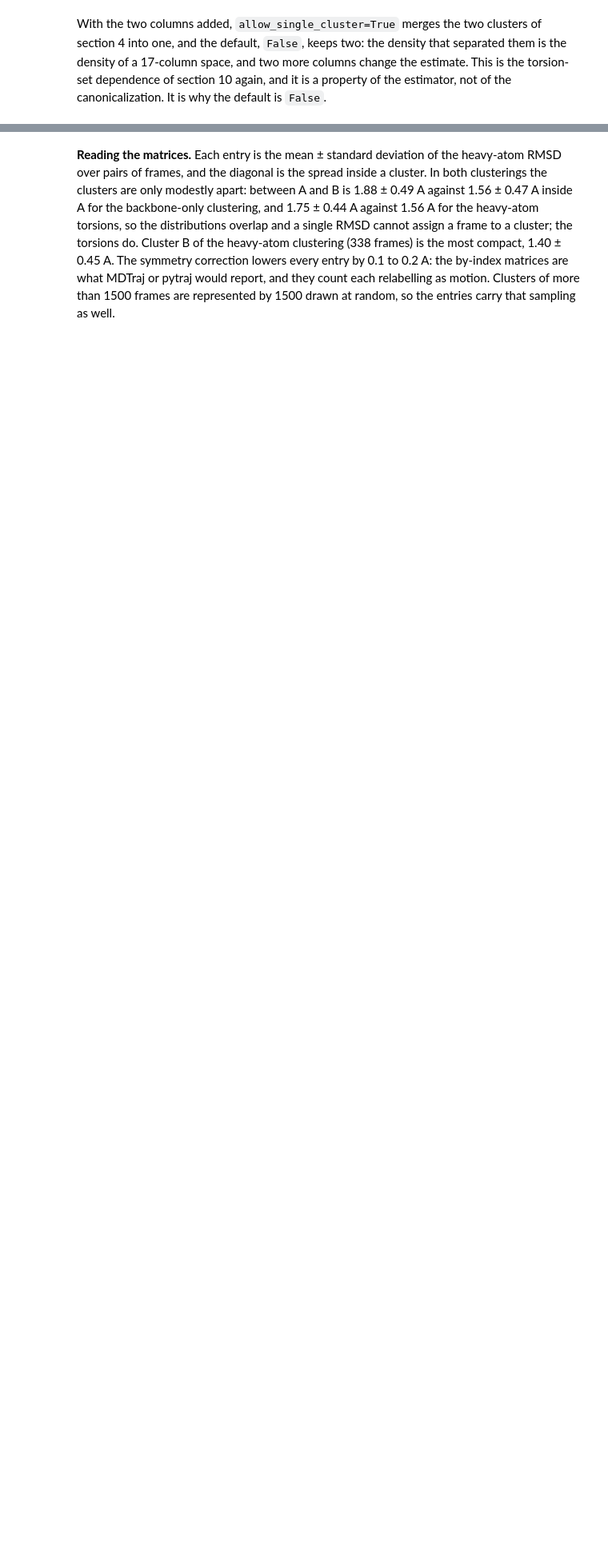
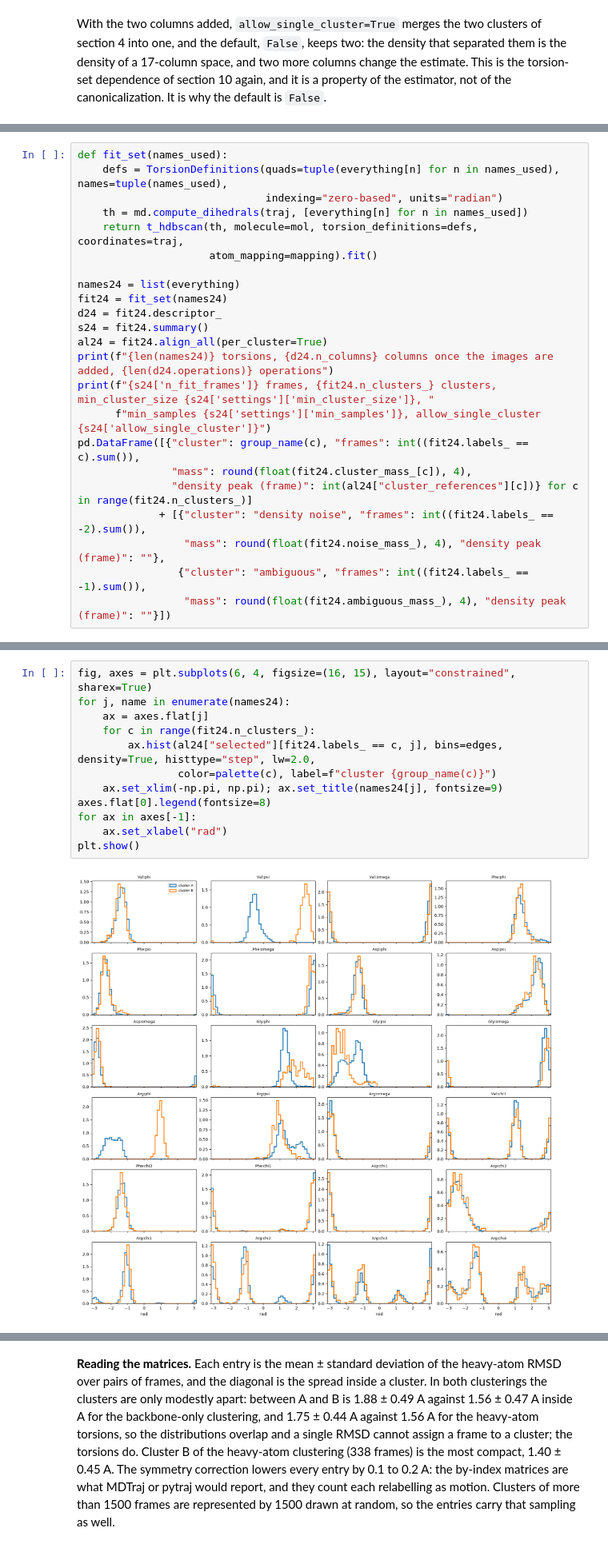
Before and after one commit to csy0000/MD-tools, a Jupyter notebook: docs/tutorial/rgdfv/analysis/clustering.ipynb, the cells around one changed output, grey strips where cells are left out. Shown at 80% size. Drawn from its saved outputs; the diff is of its cells as text; blank space fills up the shorter version.

```diff
--- a/docs/tutorial/rgdfv/analysis/clustering.ipynb
+++ b/docs/tutorial/rgdfv/analysis/clustering.ipynb
@@ -412,0 +495,23 @@ again, and it is a property of the estimator, not of the canonicalization. It is
+# %%
+def fit_set(names_used):
+    defs = TorsionDefinitions(quads=tuple(everything[n] for n in names_used), names=tuple(names_used),
+                              indexing="zero-based", units="radian")
+    th = md.compute_dihedrals(traj, [everything[n] for n in names_used])
+    return t_hdbscan(th, molecule=mol, torsion_definitions=defs, coordinates=traj,
+                     atom_mapping=mapping).fit()
+
+names24 = list(everything)
+fit24 = fit_set(names24)
+d24 = fit24.descriptor_
+s24 = fit24.summary()
+al24 = fit24.align_all(per_cluster=True)
+print(f"{len(names24)} torsions, {d24.n_columns} columns once the images are added, {len(d24.operations)} operations")
+print(f"{s24['n_fit_frames']} frames, {fit24.n_clusters_} clusters, min_cluster_size {s24['settings']['min_cluster_size']}, "
+      f"min_samples {s24['settings']['min_samples']}, allow_single_cluster {s24['allow_single_cluster']}")
+pd.DataFrame([{"cluster": group_name(c), "frames": int((fit24.labels_ == c).sum()),
+               "mass": round(float(fit24.cluster_mass_[c]), 4),
+               "density peak (frame)": int(al24["cluster_references"][c])} for c in range(fit24.n_clusters_)]
+             + [{"cluster": "density noise", "frames": int((fit24.labels_ == -2).sum()),
+                 "mass": round(float(fit24.noise_mass_), 4), "density peak (frame)": ""},
+                {"cluster": "ambiguous", "frames": int((fit24.labels_ == -1).sum()),
+                 "mass": round(float(fit24.ambiguous_mass_), 4), "density peak (frame)": ""}])
@@ -412,0 +529,14 @@ again, and it is a property of the estimator, not of the canonicalization. It is
+# %%
+fig, axes = plt.subplots(6, 4, figsize=(16, 15), layout="constrained", sharex=True)
+for j, name in enumerate(names24):
+    ax = axes.flat[j]
+    for c in range(fit24.n_clusters_):
+        ax.hist(al24["selected"][fit24.labels_ == c, j], bins=edges, density=True, histtype="step", lw=2.0,
+                color=palette(c), label=f"cluster {group_name(c)}")
+    ax.set_xlim(-np.pi, np.pi); ax.set_title(names24[j], fontsize=9)
+axes.flat[0].legend(fontsize=8)
+for ax in axes[-1]:
+    ax.set_xlabel("rad")
+plt.show()
+# %% [output]
+[figure, added]
```
Also changed, not shown: parts of 12 cells of this notebook, 1 other file.
